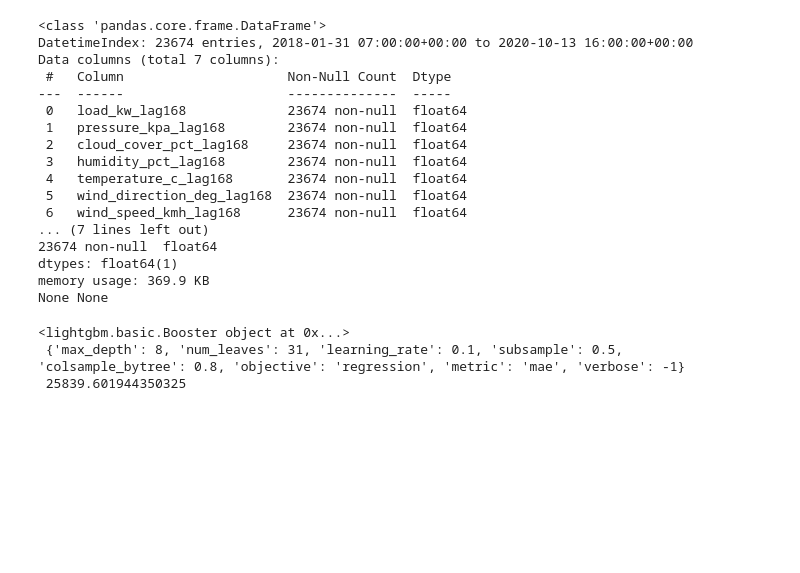
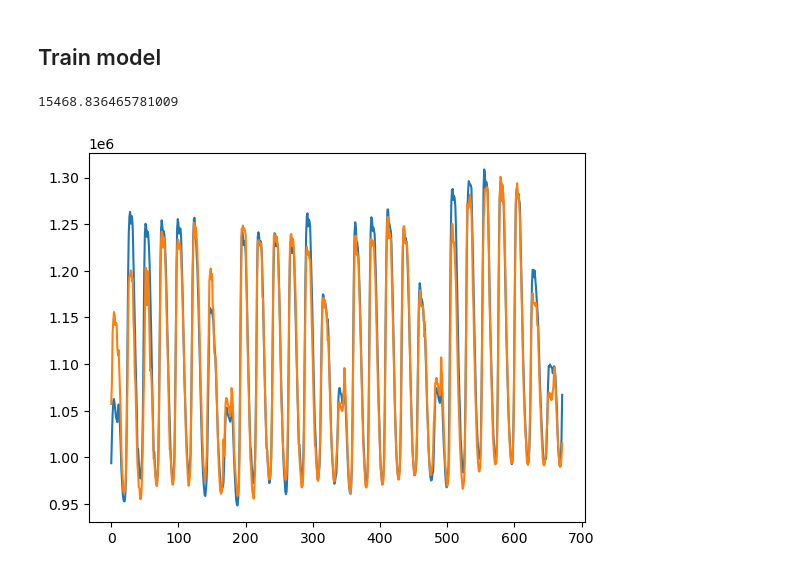
Before and after one commit to ph-song/elec-fcst, a Jupyter notebook: model/lightgbm.ipynb, the cells around one changed output. Drawn from its saved outputs; the diff is of its cells as text; code cells hidden in the pictures; blank space fills up the shorter version.

Commit message:
check model update

```diff
--- a/model/lightgbm.ipynb
+++ b/model/lightgbm.ipynb
@@ -147,0 +49,26 @@ def forecast_lightgbm(model, test_data):
+# %%
+#imputed testing and training data set
+df_full= pd.read_csv("./data/cleaned_actual_train_test_aedt.csv")
+df_full = df_full.rename(columns={"Time": 'time',
+                                 "Pressure (kpa)": "pres_kpa_pred",
+                                 'Cloud Cover (%)': 'cld_pct_pred',
+                                 'Temperature (C)': 'temp_c_pred',
+                                 'Wind Direction (deg)': 'wd_deg_pred',
+                                 'Wind Speed (kmh)':'ws_kmh_pred'})
+df_full['time'] = pd.to_datetime(df_full['time'])
+df_full.set_index('time', inplace=True)
+df_full.index = df_full.index.tz_convert('+11:00')
+#df_test.to_csv("./data/cleaned_actual_test_aedt.csv")
+# %%
+#create lags
+test_data = pd.DataFrame([])
+for i in range(24, 169, 24): #lag24,lag48, ..., lag168
+    #shift load
+    test_data = pd.concat([test_data, df_full['load_kw'].shift(i).rename('load_kw_lag' + str(i))], axis=1)
+test_data = pd.concat([test_data, df_full['load_kw']], axis=1) #extract label
+
+#starting date of testing data
+test_data_start_time = pd.to_datetime('2021-01-17 08:00:00').tz_localize('UTC').tz_convert('+11:00')
+
+#extract testing data
+test_data = test_data[test_data.index >= test_data_start_time]
@@ -173,28 +210,20 @@ param_grid = [
-# %%
-model, params, mae = train_best_model(train_data=train_data,
-                                      val_data=val_data,
-                                      param_grid=param_grid, )
-# %% [output]
-<class 'pandas.core.frame.DataFrame'>
-DatetimeIndex: 23674 entries, 2018-01-31 07:00:00+00:00 to 2020-10-13 16:00:00+00:00
-Data columns (total 7 columns):
- #   Column                     Non-Null Count  Dtype
----  ------                     --------------  -----
- 0   load_kw_lag168             23674 non-null  float64
- 1   pressure_kpa_lag168        23674 non-null  float64
- 2   cloud_cover_pct_lag168     23674 non-null  float64
- 3   humidity_pct_lag168        23674 non-null  float64
- 4   temperature_c_lag168       23674 non-null  float64
- 5   wind_direction_deg_lag168  23674 non-null  float64
- 6   wind_speed_kmh_lag168      23674 non-null  float64
-... (7 lines left out)
-23674 non-null  float64
-dtypes: float64(1)
-memory usage: 369.9 KB
-None None
-# %%
-print(model, '\n', params, '\n', mae )
-# %% [output]
-<lightgbm.basic.Booster object at 0x...>
- {'max_depth': 8, 'num_leaves': 31, 'learning_rate': 0.1, 'subsample': 0.5, 'colsample_bytree': 0.8, 'objective': 'regression', 'metric': 'mae', 'verbose': -1}
- 25839.601944350325
+# %% [markdown]
+## Train model
+# %%
+#model_lgb = LightGBM(history_data = train_val_data)
+#model_lgb.model.save_model('./lgb_model.txt') #save model
+model_lgb = LightGBM(model_file="./lgb_model.txt")
+# %%
+y_test = test_data['load_kw']
+y_pred = model_lgb.model.predict(test_data.drop('load_kw', axis=1))
+mae = mean_absolute_error(y_test, y_pred)
+print(mae)
+# %% [output]
+15468.836465781009
+# %%
+time = list(y_test.index)
+plt.plot(list(y_test))
+plt.plot(y_pred)
+plt.show()
+# %% [output]
+[figure, added]
```
Also changed, not shown: parts of 15 cells of this notebook, 30 other files.
